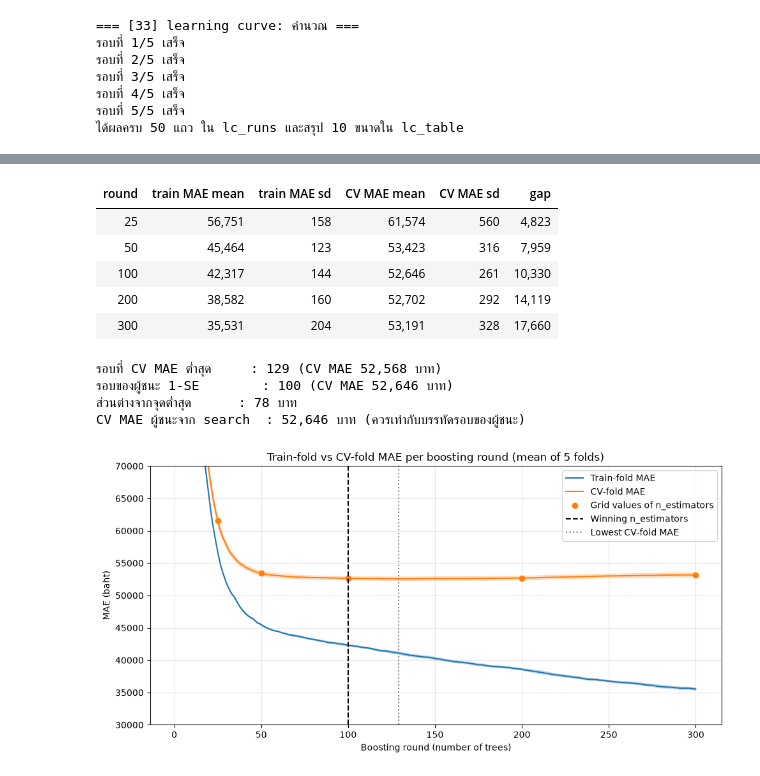
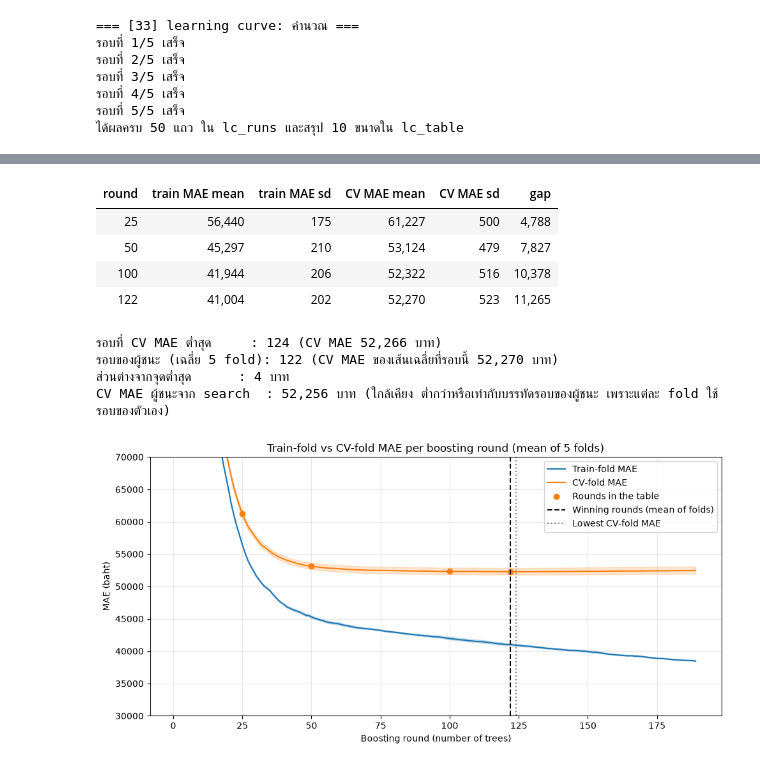
Before and after one commit to putawann/car-price-v5, a Jupyter notebook: XGB/XGB_merge50minC.ipynb, the cells around one changed output, grey strips where cells are left out. Drawn from its saved outputs; the diff is of its cells as text; code cells hidden in the pictures.

```diff
--- a/XGB/XGB_merge50minC.ipynb
+++ b/XGB/XGB_merge50minC.ipynb
@@ -2357,26 +2418,31 @@ if out_of_axis:
 # %%
 # [38] MAE รายรอบ: คำนวณ
 # ==================================================
-# ทำอะไร: ฝึกโมเดลด้วยพารามิเตอร์ของผู้ชนะใหม่ในแต่ละ fold ของ train ให้ครบจำนวนรอบสูงสุดใน grid
+# ทำอะไร: ฝึกโมเดลด้วยพารามิเตอร์ของผู้ชนะใหม่ในแต่ละ fold ของ train ให้ครบ curve_rounds รอบ
+#         (= รอบมากสุดของ fold ที่ผู้ชนะใช้ + EARLY_STOPPING_ROUNDS แต่ไม่เกิน MAX_ROUNDS)
 #         แล้วเก็บ MAE "ทุกรอบ" ทั้งบนแถวที่ใช้ฝึก (train fold) และแถวที่กันไว้ตรวจ (CV fold)
 #         เก็บไว้ใน round_curves ให้เซลล์ [39] แสดงตารางและกราฟ
 #         (รอบ = boosting round = การเพิ่มต้นไม้ 1 ต้น, MAE = ความคลาดเคลื่อนสัมบูรณ์เฉลี่ย หน่วยบาท)
 # ทำไม: จำนวนรอบ (n_estimators) เป็นตัวที่ทำให้ XGBoost overfit ได้ง่ายที่สุด ทุกรอบที่เพิ่ม error บน
 #       train ลดลงเสมอ แต่ error บนข้อมูลที่ไม่เคยเห็นจะลดลงช่วงแรก แล้วนิ่ง แล้วเริ่มแย่ลง
-#       กราฟรายรอบแสดงให้เห็นว่าจำนวนรอบที่เลือกอยู่ตรงไหนของเส้นนี้ (ละเอียดกว่า grid ที่มีแค่ 5 จุด)
+#       กราฟรายรอบแสดงให้เห็นว่าจำนวนรอบที่เลือกอยู่ตรงไหนของเส้นนี้ (ละเอียดทุกรอบ)
 #       วิธีคำนวณ: ส่งแถวของ fold เข้า eval_set ตอนฝึก XGBoost จะวัด MAE ของโมเดลที่มี 1, 2, 3, ...
 #       ต้นแรกให้ทุกรอบ ฝึกครั้งเดียวจึงได้ทั้งเส้น ผลที่รอบ k เท่ากับโมเดลที่ฝึก n_estimators = k
 #       (pilot 2026-10-23 ยืนยันแล้วว่าต้นไม้ k ต้นแรกของโมเดลที่ยาวกว่า เหมือนโมเดล k ต้นทุกประการ)
-#       eval_set ใช้วัดผลอย่างเดียว ไม่ได้ใช้หยุดก่อน (ไม่มี early stopping) และไม่เปลี่ยนการฝึก
+#       เซลล์นี้ไม่ใช้ early stopping เพื่อให้เห็นเส้นยาวเลยจุดที่ early stopping เคยหยุด (เกินไป EARLY_STOPPING_ROUNDS รอบ
+#       ของ fold ที่หยุดช้าสุด) eval_set ใช้วัดผลอย่างเดียว ไม่เปลี่ยนการฝึก
 # ผลที่ควรเห็น: ข้อความ "fold k/5 เสร็จ" ทีละบรรทัด และบรรทัดสรุปจำนวนรอบที่คำนวณ
 # ข้อควรระวัง:
 #   - ใช้ train และ folds เดิมเท่านั้น ไม่ใช้ validation หรือ test (กราฟนี้ "train data only")
-#   - แต่ละ fold เข้ารหัส one-hot จากแถวฝึกของ fold นั้นเอง เหมือนที่ Pipeline ทำใน GridSearchCV
-#   - ใช้พารามิเตอร์ของผู้ชนะทุกตัว ยกเว้น n_estimators ที่ตั้งเป็นค่าสูงสุดใน grid เพื่อดูทั้งช่วง
+#   - แต่ละ fold เข้ารหัส one-hot จากแถวฝึกของ fold นั้นเอง เหมือนที่ fit_one_fold ทำในเซลล์ [22]
+#   - ใช้พารามิเตอร์ของผู้ชนะทุกตัว ยกเว้น n_estimators ที่ตั้งเป็น curve_rounds เพื่อดูทั้งช่วง
+#   - ต้นไม้ k ต้นแรกที่นี่เหมือนที่ผู้ชนะฝึกในเซลล์ [22] ทุกประการ (seed และ thread เท่าเดิม)
+#     แต่เส้นเฉลี่ยข้าม fold ที่รอบหนึ่ง ๆ ไม่เท่ากับ CV MAE ของผู้ชนะ เพราะ CV MAE ของผู้ชนะ
+#     ให้แต่ละ fold ใช้รอบที่ดีที่สุดของ fold นั้นเอง (ดูเซลล์ [39])
 # ==================================================
 print("=== [38] MAE รายรอบ: คำนวณ ===")
 
-curve_rounds = max(PARAM_GRID["n_estimators"])
+curve_rounds = min(MAX_ROUNDS, max(fold_rounds) + EARLY_STOPPING_ROUNDS)  # fold_rounds จากเซลล์ [27]
 train_fold_curves = []
 cv_fold_curves = []
 for fold_number, (fit_index, check_index) in enumerate(folds, start=1):
@@ -2417,33 +2483,37 @@ fold 5/5 เสร็จ
 # %%
 # [39] MAE รายรอบ: ตารางและกราฟ
 # ==================================================
-# ทำอะไร: แสดง round_curves จากเซลล์ [38] เป็นตาราง (เฉพาะจำนวนรอบที่อยู่ใน grid) และกราฟเส้น
+# ทำอะไร: แสดง round_curves จากเซลล์ [38] เป็นตาราง (เฉพาะรอบตัวอย่าง 25, 50, 100, 200, 300, 400, 500, 750, 1000
+#         ที่ไม่เกิน curve_rounds บวกรอบของผู้ชนะ) และกราฟเส้น
 #         MAE เฉลี่ย 5 fold ของแถวฝึก (train fold) และแถวตรวจ (CV fold) ทุกรอบ พร้อมแถบ ±1 sd
 #         (sd แบบ ddof=0 ข้าม fold) เส้นประแนวตั้งที่จำนวนรอบของผู้ชนะ และเส้นจุดที่รอบที่ CV MAE ต่ำสุด
 #         แล้วพิมพ์สรุปรอบที่ดีที่สุดเทียบกับรอบของผู้ชนะ
-# ทำไม: ดูว่าจำนวนรอบที่ผู้ชนะใช้ อยู่ก่อน ตรง หรือหลังจุดที่ CV MAE ต่ำสุด
+# ทำไม: ดูว่าจำนวนรอบที่ผู้ชนะใช้ (ค่าเฉลี่ยรอบที่ early stopping เลือกในแต่ละ fold) อยู่ก่อน ตรง หรือหลังจุดที่ CV MAE ต่ำสุดของเส้นเฉลี่ย
 #       - เส้น train fold ลดลงเรื่อย ๆ เสมอ (boosting แก้ error บนแถวฝึกทุกรอบ) จึงบอกเรื่อง overfit ไม่ได้
 #       - เส้น CV fold คือสิ่งที่ต้องดู: ช่วงแรกลดลงเร็ว (underfit = รอบน้อยไป) แล้วแบน แล้วค่อย ๆ
 #         สูงขึ้น (overfit = รอบมากไป ต้นไม้ใหม่เริ่มจำรายละเอียดเฉพาะของแถวฝึก)
-#       - ผู้ชนะ 1-SE มักอยู่ก่อนจุดต่ำสุดเล็กน้อย เพราะกฎชอบโมเดลที่มีต้นไม้น้อยกว่าเมื่อผลต่างกัน
-#         ไม่เกิน 1 SE ซึ่งเป็นทางที่ปลอดภัยจาก overfit
-#       - ตรวจความถูกต้องไปด้วย: CV MAE ที่รอบของผู้ชนะจากเส้นนี้ ควรเท่ากับ CV MAE ของผู้ชนะจาก
-#         GridSearchCV (เซลล์ [27]) เพราะเป็นโมเดลเดียวกัน ต่างกันได้แค่เศษทศนิยม
-# ผลที่ควรเห็น: ตาราง 5 แถว (หนึ่งแถวต่อจำนวนรอบใน grid) บรรทัดสรุป และกราฟ 1 รูป
-#       แกน y ตัดช่วงแรก ๆ ที่ MAE สูงมากออก (ขอบบน = CV MAE ที่จำนวนรอบน้อยสุดใน grid) เพื่อให้เห็นส่วนที่สำคัญ
+#       - จุดต่ำสุดของเส้นเฉลี่ยกับรอบของผู้ชนะอาจไม่ตรงกันพอดี เพราะ early stopping หาจุดต่ำสุดของแต่ละ fold
+#         แยกกัน แล้วผู้ชนะใช้ค่าเฉลี่ยของรอบเหล่านั้น ส่วนเส้นนี้เฉลี่ย MAE ของ 5 fold ก่อนแล้วหาจุดต่ำสุด
+#       - CV MAE ที่รอบของผู้ชนะจากเส้นนี้ ใกล้เคียงแต่ไม่เท่ากับ CV MAE ของผู้ชนะจากการค้นหา (เซลล์ [27])
+#         และควรสูงกว่าเล็กน้อยหรือเท่ากัน เพราะ CV MAE ในเซลล์ [27] ให้แต่ละ fold ใช้รอบที่ดีที่สุดของ fold นั้นเอง
+#         (ถ้าห่างกันมากผิดปกติ ให้ตรวจเซลล์ [38])
+# ผลที่ควรเห็น: ตารางหนึ่งแถวต่อรอบตัวอย่าง บรรทัดสรุป และกราฟ 1 รูป
+#       แกน y ตัดช่วงแรก ๆ ที่ MAE สูงมากออก (ตรวจเทียบแกนเฉพาะตั้งแต่รอบที่ 25 เป็นต้นไป) เพื่อให้เห็นส่วนที่สำคัญ
 #   - แกนถูกล็อกด้วยค่าคงที่ใน [03] (MAE_ROUND_AXIS) เหมือนกันทั้ง DT / RF / XGB จึงเทียบความสูงข้ามโน้ตบุ๊คได้ตรงๆ
 # ข้อควรระวัง: ใช้ train และ folds เดิม จึงไม่ใช่ผลประเมินอิสระ เซลล์ [40] ใช้ผลนี้ในการตรวจ overfit
 #   - ถ้ามีค่านอกแกนที่ล็อกไว้ จะพิมพ์ WARN หลังกราฟ (ไม่ตัดทิ้งเงียบๆ) ให้ขยาย MAE_ROUND_AXIS ใน [03] ให้เหมือนกันทั้ง 3 โน้ตบุ๊ค
 # ==================================================
 print("=== [39] MAE รายรอบ: ตารางและกราฟ ===")
 
-winner_rounds = search.best_params_["model__n_estimators"]
-grid_rounds = round_curves[round_curves["round"].isin(PARAM_GRID["n_estimators"])].copy()
-grid_rounds["gap"] = grid_rounds["CV MAE mean"] - grid_rounds["train MAE mean"]
+winner_rounds = search.best_params_["n_estimators"]
+table_ticks = {tick for tick in [25, 50, 100, 200, 300, 400, 500, 750, 1000] if tick <= curve_rounds}
+table_ticks.add(winner_rounds)  # ผู้ชนะต้องอยู่ในตารางเสมอ
+table_rounds = round_curves[round_curves["round"].isin(table_ticks)].copy()
+table_rounds["gap"] = table_rounds["CV MAE mean"] - table_rounds["train MAE mean"]
 
-print("อ่านตาราง: MAE เฉลี่ย 5 fold (บาท) ที่จำนวนรอบใน grid, gap = CV MAE - train MAE")
+print("อ่านตาราง: MAE เฉลี่ย 5 fold (บาท) ที่รอบตัวอย่างและรอบของผู้ชนะ, gap = CV MAE - train MAE")
 display(
-    grid_rounds.style
+    table_rounds.style
     .format({
         "round": "{:,.0f}",
         "train MAE mean": "{:,.0f}",
@@ -2460,9 +2530,9 @@ winner_row = round_curves.loc[round_curves["round"] == winner_rounds].iloc[0]
 best_mae = best_row["CV MAE mean"]
 winner_mae = winner_row["CV MAE mean"]
 print(f"รอบที่ CV MAE ต่ำสุด     : {best_row['round']:,.0f} (CV MAE {best_mae:,.0f} บาท)")
-print(f"รอบของผู้ชนะ 1-SE        : {winner_rounds:,} (CV MAE {winner_mae:,.0f} บาท)")
+print(f"รอบของผู้ชนะ (เฉลี่ย 5 fold): {winner_rounds:,} (CV MAE ของเส้นเฉลี่ยที่รอบนี้ {winner_mae:,.0f} บาท)")
 print(f"ส่วนต่างจากจุดต่ำสุด      : {winner_mae - best_mae:,.0f} บาท")
-print(f"CV MAE ผู้ชนะจาก search  : {cv_mae_all[chosen_index]:,.0f} บาท (ควรเท่ากับบรรทัดรอบของผู้ชนะ)")
+print(f"CV MAE ผู้ชนะจาก search  : {cv_mae_all[chosen_index]:,.0f} บาท (ใกล้เคียง ต่ำกว่าหรือเท่ากับบรรทัดรอบของผู้ชนะ เพราะแต่ละ fold ใช้รอบของตัวเอง)")
 
 fig, ax = plt.subplots(figsize=(10, 5))
 for column, label in [("train MAE", "Train-fold MAE"), ("CV MAE", "CV-fold MAE")]:
@@ -2470,9 +2540,9 @@ for column, label in [("train MAE", "Train-fold MAE"), ("CV MAE", "CV-fold MAE")
     sd = round_curves[f"{column} sd"].to_numpy()
     line, = ax.plot(round_curves["round"], mean, label=label)
     ax.fill_between(round_curves["round"], mean - sd, mean + sd, color=line.get_color(), alpha=0.2)
-ax.plot(grid_rounds["round"], grid_rounds["CV MAE mean"], "o", color="tab:orange",
-        label="Grid values of n_estimators")
-ax.axvline(winner_rounds, color="black", linestyle="--", label="Winning n_estimators")
+ax.plot(table_rounds["round"], table_rounds["CV MAE mean"], "o", color="tab:orange",
+        label="Rounds in the table")
+ax.axvline(winner_rounds, color="black", linestyle="--", label="Winning rounds (mean of folds)")
 ax.axvline(best_row["round"], color="gray", linestyle=":", label="Lowest CV-fold MAE")
 ax.set_ylim(*MAE_ROUND_AXIS)  # รอบแรกๆ ที่ MAE สูงมากถูกตัดออกจากภาพเหมือนเดิม
 ax.set(
@@ -2485,8 +2555,8 @@ ax.legend()
 plt.tight_layout()
 plt.show()
 
-# ตรวจเฉพาะรอบตั้งแต่รอบแรกใน grid เป็นต้นไป (รอบก่อนหน้านั้นตั้งใจตัดทิ้ง)
-shown = round_curves[round_curves["round"] >= grid_rounds["round"].min()]
+# ตรวจเฉพาะรอบตั้งแต่รอบที่ 25 เป็นต้นไป (รอบก่อนหน้านั้นตั้งใจตัดทิ้ง)
+shown = round_curves[round_curves["round"] >= min(25, curve_rounds)]
 for column in ["train MAE", "CV MAE"]:
     if (
         (shown[f"{column} mean"] - shown[f"{column} sd"]).min() < MAE_ROUND_AXIS[0]
@@ -2500,14 +2570,13 @@ for column in ["train MAE", "CV MAE"]:
 | round | train MAE mean | train MAE sd | CV MAE mean | CV MAE sd | gap |
-| 25 | 56,751 | 158 | 61,574 | 560 | 4,823 |
-| 50 | 45,464 | 123 | 53,423 | 316 | 7,959 |
-| 100 | 42,317 | 144 | 52,646 | 261 | 10,330 |
-| 200 | 38,582 | 160 | 52,702 | 292 | 14,119 |
-| 300 | 35,531 | 204 | 53,191 | 328 | 17,660 |
+| 25 | 56,440 | 175 | 61,227 | 500 | 4,788 |
+| 50 | 45,297 | 210 | 53,124 | 479 | 7,827 |
+| 100 | 41,944 | 206 | 52,322 | 516 | 10,378 |
+| 122 | 41,004 | 202 | 52,270 | 523 | 11,265 |
-รอบที่ CV MAE ต่ำสุด     : 129 (CV MAE 52,568 บาท)
-รอบของผู้ชนะ 1-SE        : 100 (CV MAE 52,646 บาท)
-ส่วนต่างจากจุดต่ำสุด      : 78 บาท
-CV MAE ผู้ชนะจาก search  : 52,646 บาท (ควรเท่ากับบรรทัดรอบของผู้ชนะ)
+รอบที่ CV MAE ต่ำสุด     : 124 (CV MAE 52,266 บาท)
+รอบของผู้ชนะ (เฉลี่ย 5 fold): 122 (CV MAE ของเส้นเฉลี่ยที่รอบนี้ 52,270 บาท)
+ส่วนต่างจากจุดต่ำสุด      : 4 บาท
+CV MAE ผู้ชนะจาก search  : 52,256 บาท (ใกล้เคียง ต่ำกว่าหรือเท่ากับบรรทัดรอบของผู้ชนะ เพราะแต่ละ fold ใช้รอบของตัวเอง)
-[figure, old version]
+[figure, new version]
 # %%
 # [40] สรุปการตรวจ overfit
 # ==================================================
```
Also changed, not shown: parts of 37 cells of this notebook, 16 other files.
